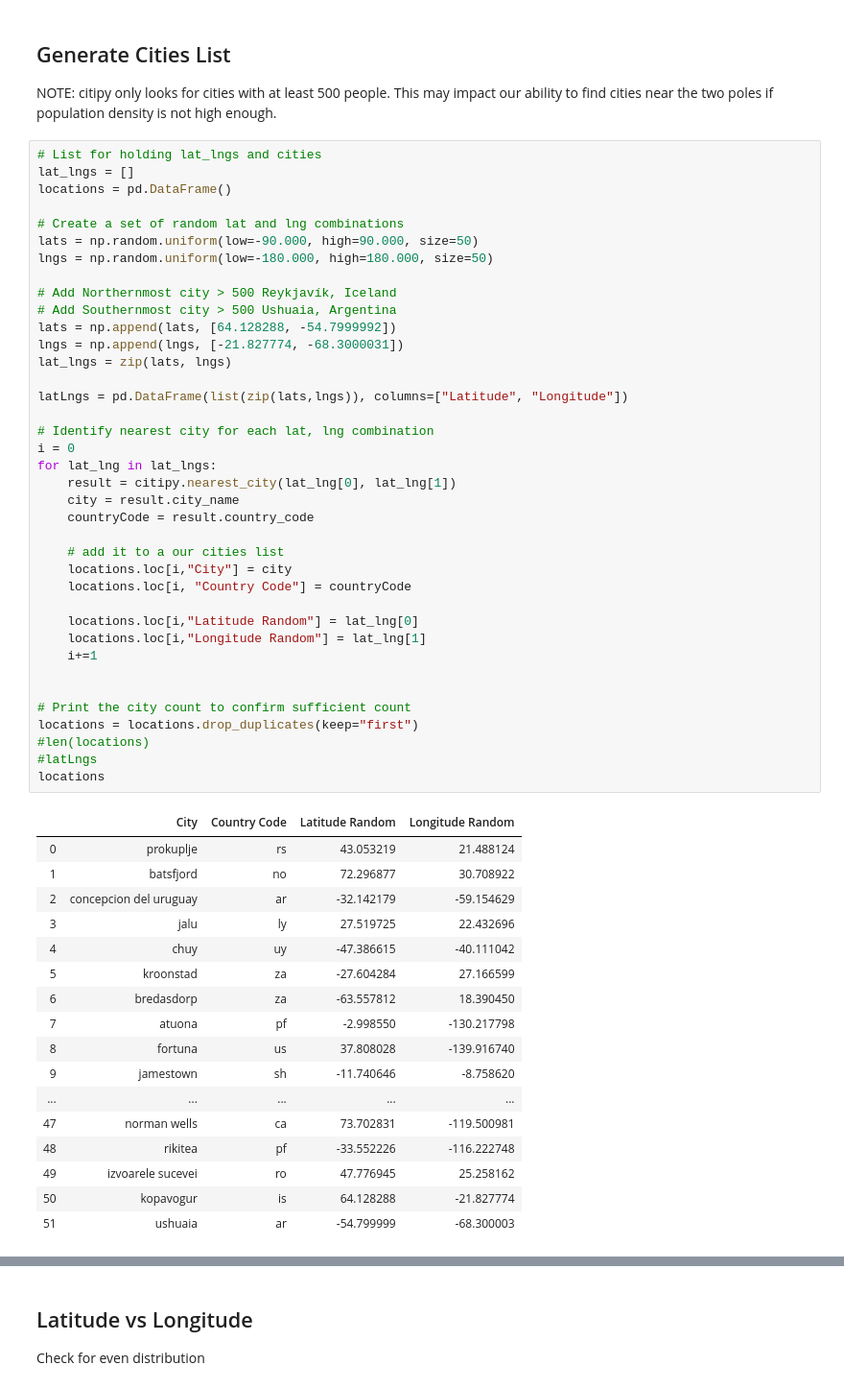
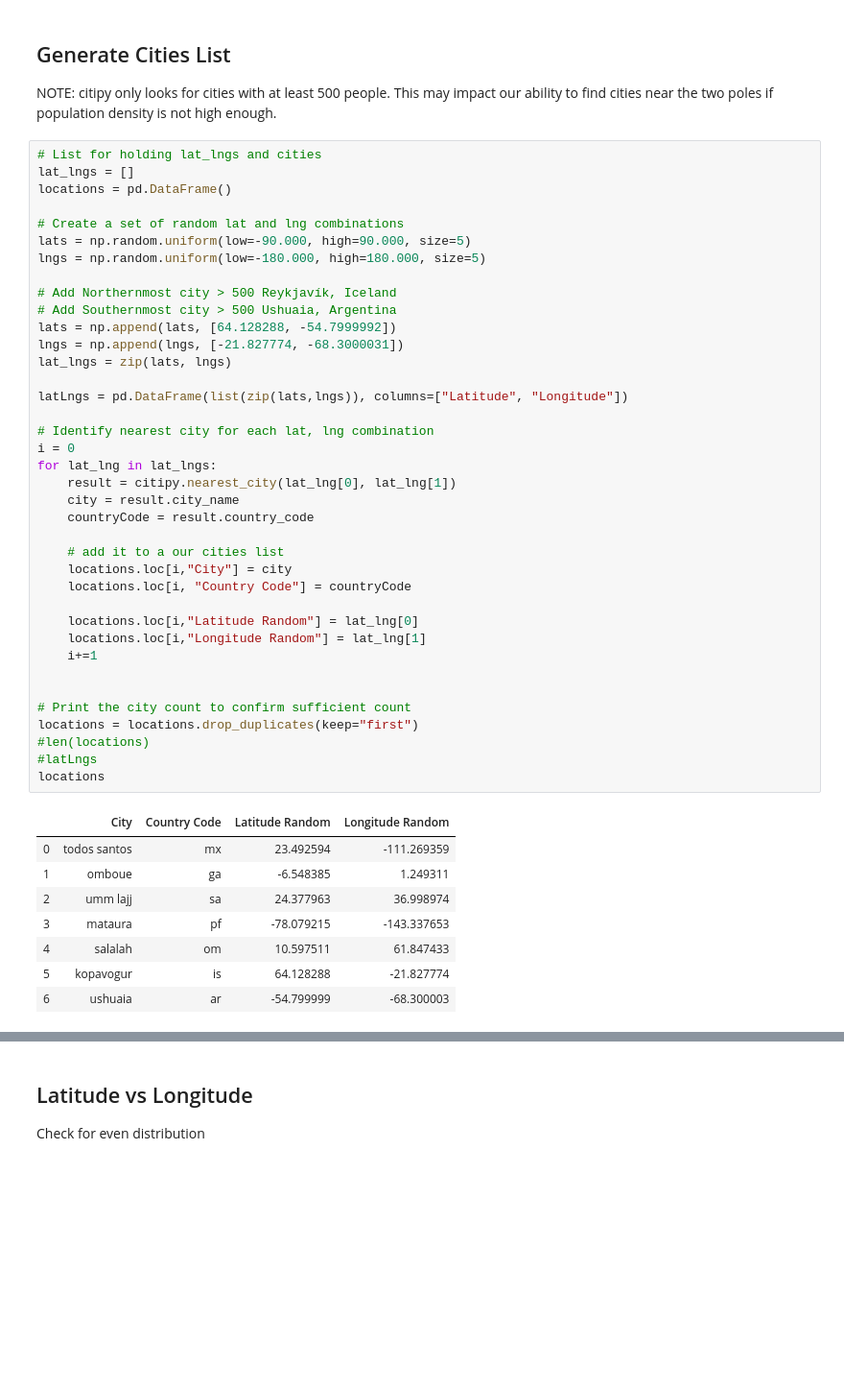
Before and after one commit to KatRootes/python-api-challenge, a Jupyter notebook: Instructions/starter_code/WeatherPy.ipynb, the cells around one changed output, grey strips where cells are left out. Shown at 96% size. Cells and saved outputs as stored; diff of their text form; blank space fills up the shorter version.

```diff
--- a/Instructions/starter_code/WeatherPy.ipynb
+++ b/Instructions/starter_code/WeatherPy.ipynb
@@ -42,56 +42,47 @@ lat_lngs = []
 locations = pd.DataFrame()
 
 # Create a set of random lat and lng combinations
-lats = np.random.uniform(low=-90.000, high=90.000, size=50)
-lngs = np.random.uniform(low=-180.000, high=180.000, size=50)
+lats = np.random.uniform(low=-90.000, high=90.000, size=5)
+lngs = np.random.uniform(low=-180.000, high=180.000, size=5)
 
 # Add Northernmost city > 500 Reykjavík, Iceland
 # Add Southernmost city > 500 Ushuaia, Argentina
 lats = np.append(lats, [64.128288, -54.7999992])
 lngs = np.append(lngs, [-21.827774, -68.3000031])
 lat_lngs = zip(lats, lngs)
 
 latLngs = pd.DataFrame(list(zip(lats,lngs)), columns=["Latitude", "Longitude"])
 
 # Identify nearest city for each lat, lng combination
 i = 0
 for lat_lng in lat_lngs:
     result = citipy.nearest_city(lat_lng[0], lat_lng[1])
     city = result.city_name
     countryCode = result.country_code
 
     # add it to a our cities list
     locations.loc[i,"City"] = city
     locations.loc[i, "Country Code"] = countryCode
 
     locations.loc[i,"Latitude Random"] = lat_lng[0]
     locations.loc[i,"Longitude Random"] = lat_lng[1]
     i+=1
 
 
 # Print the city count to confirm sufficient count
 locations = locations.drop_duplicates(keep="first")
 #len(locations)
 #latLngs
 locations
 # %% [output]
 |  | City | Country Code | Latitude Random | Longitude Random |
-| 0 | prokuplje | rs | 43.053219 | 21.488124 |
-| 1 | batsfjord | no | 72.296877 | 30.708922 |
-| 2 | concepcion del uruguay | ar | -32.142179 | -59.154629 |
-| 3 | jalu | ly | 27.519725 | 22.432696 |
-| 4 | chuy | uy | -47.386615 | -40.111042 |
-| 5 | kroonstad | za | -27.604284 | 27.166599 |
-| 6 | bredasdorp | za | -63.557812 | 18.390450 |
-| 7 | atuona | pf | -2.998550 | -130.217798 |
-| 8 | fortuna | us | 37.808028 | -139.916740 |
-| 9 | jamestown | sh | -11.740646 | -8.758620 |
-| ... | ... | ... | ... | ... |
-| 47 | norman wells | ca | 73.702831 | -119.500981 |
-| 48 | rikitea | pf | -33.552226 | -116.222748 |
-| 49 | izvoarele sucevei | ro | 47.776945 | 25.258162 |
-| 50 | kopavogur | is | 64.128288 | -21.827774 |
-| 51 | ushuaia | ar | -54.799999 | -68.300003 |
+| 0 | todos santos | mx | 23.492594 | -111.269359 |
+| 1 | omboue | ga | -6.548385 | 1.249311 |
+| 2 | umm lajj | sa | 24.377963 | 36.998974 |
+| 3 | mataura | pf | -78.079215 | -143.337653 |
+| 4 | salalah | om | 10.597511 | 61.847433 |
+| 5 | kopavogur | is | 64.128288 | -21.827774 |
+| 6 | ushuaia | ar | -54.799999 | -68.300003 |
 # %%
 type(latLngs)
 for index, lL in latLngs.iterrows():
```
Also changed, not shown: parts of 17 cells of this notebook.
